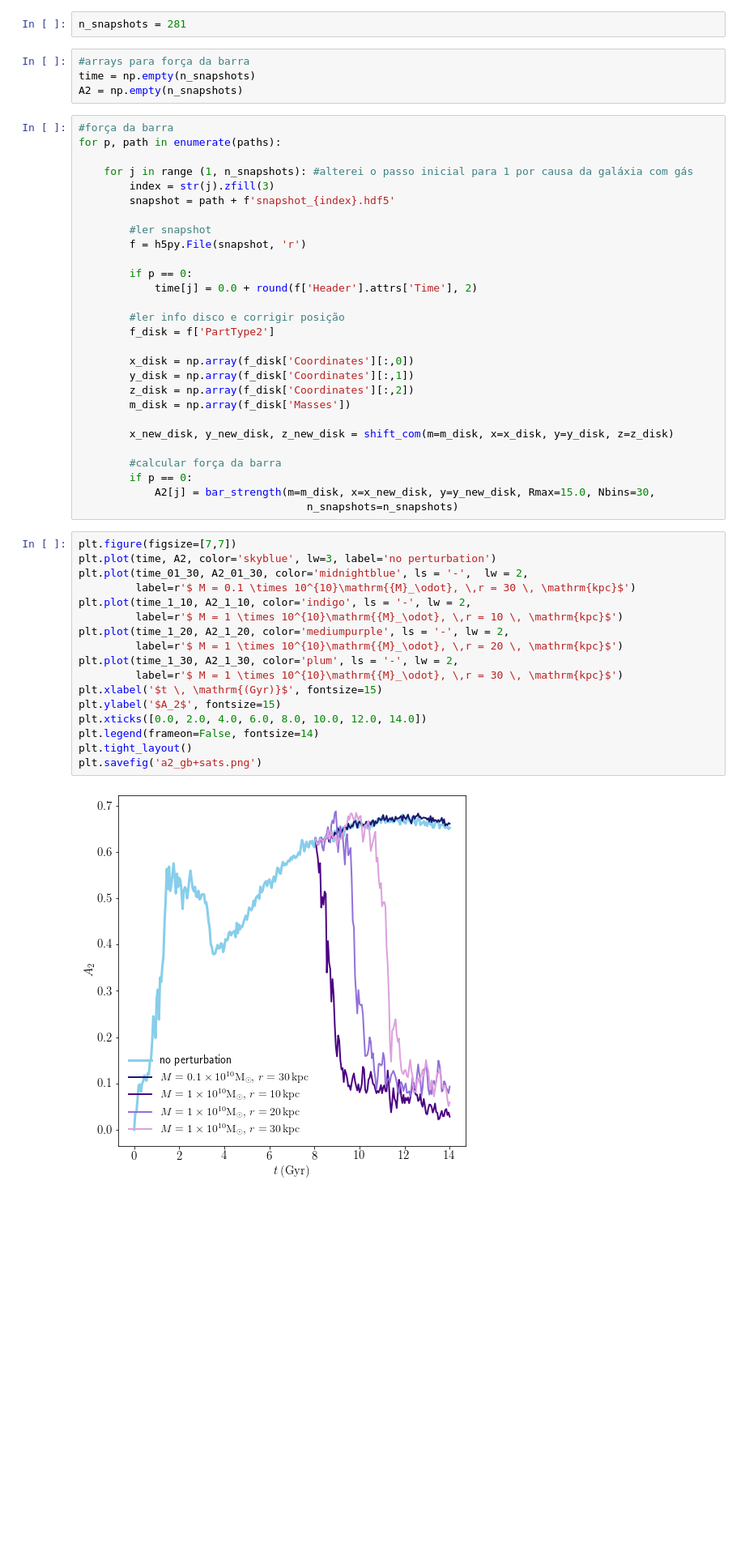
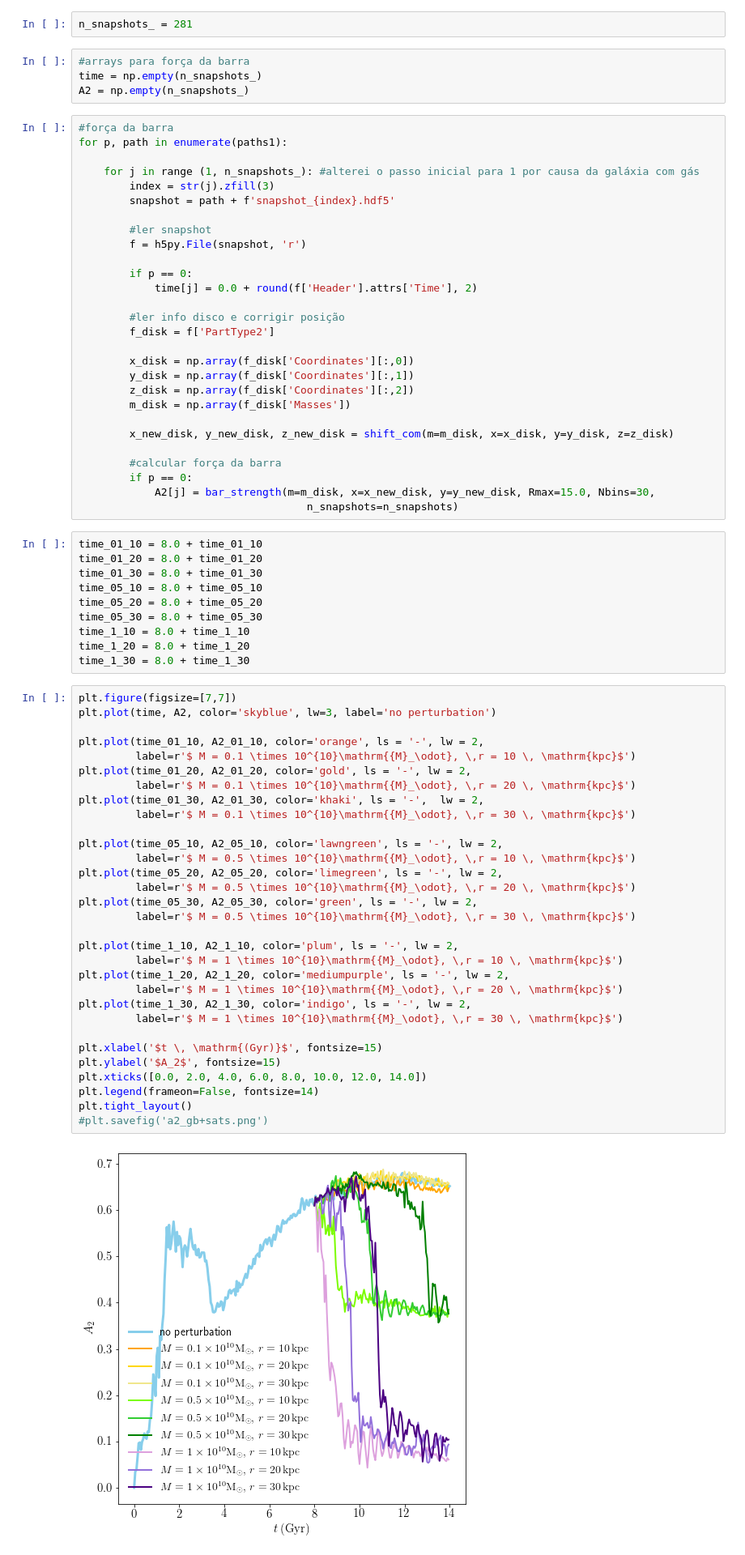
Before and after one commit to AndressaWille/Mestrado, a Jupyter notebook: interactions2.ipynb, the cells around one changed output. Shown: that part at 81% size. Saved outputs shown, nothing was run; the diff lists cells and outputs as text; blank space fills up the shorter version.

```diff
--- a/interactions2.ipynb
+++ b/interactions2.ipynb
@@ -103,14 +147,14 @@ paths = [path]
 # %%
-n_snapshots = 281
+n_snapshots_ = 281
 # %%
 #arrays para força da barra
-time = np.empty(n_snapshots)
-A2 = np.empty(n_snapshots)
+time = np.empty(n_snapshots_)
+A2 = np.empty(n_snapshots_)
 # %%
 #força da barra
-for p, path in enumerate(paths):
+for p, path in enumerate(paths1):
 
-    for j in range (1, n_snapshots): #alterei o passo inicial para 1 por causa da galáxia com gás
+    for j in range (1, n_snapshots_): #alterei o passo inicial para 1 por causa da galáxia com gás
         index = str(j).zfill(3)
         snapshot = path + f'snapshot_{index}.hdf5'
 
@@ -134,22 +178,46 @@ for p, path in enumerate(paths):
         if p == 0:
             A2[j] = bar_strength(m=m_disk, x=x_new_disk, y=y_new_disk, Rmax=15.0, Nbins=30,
                                     n_snapshots=n_snapshots)
+# %%
+time_01_10 = 8.0 + time_01_10
+time_01_20 = 8.0 + time_01_20
+time_01_30 = 8.0 + time_01_30
+time_05_10 = 8.0 + time_05_10
+time_05_20 = 8.0 + time_05_20
+time_05_30 = 8.0 + time_05_30
+time_1_10 = 8.0 + time_1_10
+time_1_20 = 8.0 + time_1_20
+time_1_30 = 8.0 + time_1_30
 # %%
 plt.figure(figsize=[7,7])
 plt.plot(time, A2, color='skyblue', lw=3, label='no perturbation')
-plt.plot(time_01_30, A2_01_30, color='midnightblue', ls = '-',  lw = 2,
+
+plt.plot(time_01_10, A2_01_10, color='orange', ls = '-', lw = 2,
+         label=r'$ M = 0.1 \times 10^{10}\mathrm{{M}_\odot}, \,r = 10 \, \mathrm{kpc}$')
+plt.plot(time_01_20, A2_01_20, color='gold', ls = '-', lw = 2,
+         label=r'$ M = 0.1 \times 10^{10}\mathrm{{M}_\odot}, \,r = 20 \, \mathrm{kpc}$')
+plt.plot(time_01_30, A2_01_30, color='khaki', ls = '-',  lw = 2,
          label=r'$ M = 0.1 \times 10^{10}\mathrm{{M}_\odot}, \,r = 30 \, \mathrm{kpc}$')
-plt.plot(time_1_10, A2_1_10, color='indigo', ls = '-', lw = 2,
+
+plt.plot(time_05_10, A2_05_10, color='lawngreen', ls = '-', lw = 2,
+         label=r'$ M = 0.5 \times 10^{10}\mathrm{{M}_\odot}, \,r = 10 \, \mathrm{kpc}$')
+plt.plot(time_05_20, A2_05_20, color='limegreen', ls = '-', lw = 2,
+         label=r'$ M = 0.5 \times 10^{10}\mathrm{{M}_\odot}, \,r = 20 \, \mathrm{kpc}$')
+plt.plot(time_05_30, A2_05_30, color='green', ls = '-', lw = 2,
+         label=r'$ M = 0.5 \times 10^{10}\mathrm{{M}_\odot}, \,r = 30 \, \mathrm{kpc}$')
+
+plt.plot(time_1_10, A2_1_10, color='plum', ls = '-', lw = 2,
          label=r'$ M = 1 \times 10^{10}\mathrm{{M}_\odot}, \,r = 10 \, \mathrm{kpc}$')
 plt.plot(time_1_20, A2_1_20, color='mediumpurple', ls = '-', lw = 2,
          label=r'$ M = 1 \times 10^{10}\mathrm{{M}_\odot}, \,r = 20 \, \mathrm{kpc}$')
-plt.plot(time_1_30, A2_1_30, color='plum', ls = '-', lw = 2,
+plt.plot(time_1_30, A2_1_30, color='indigo', ls = '-', lw = 2,
          label=r'$ M = 1 \times 10^{10}\mathrm{{M}_\odot}, \,r = 30 \, \mathrm{kpc}$')
+
 plt.xlabel('$t \, \mathrm{(Gyr)}$', fontsize=15)
 plt.ylabel('$A_2$', fontsize=15)
 plt.xticks([0.0, 2.0, 4.0, 6.0, 8.0, 10.0, 12.0, 14.0])
 plt.legend(frameon=False, fontsize=14)
 plt.tight_layout()
-plt.savefig('a2_gb+sats.png')
+#plt.savefig('a2_gb+sats.png')
 # %% [output]
-[figure, old version]
+[figure, new version]
```
Also changed, not shown: parts of 14 cells of this notebook.
